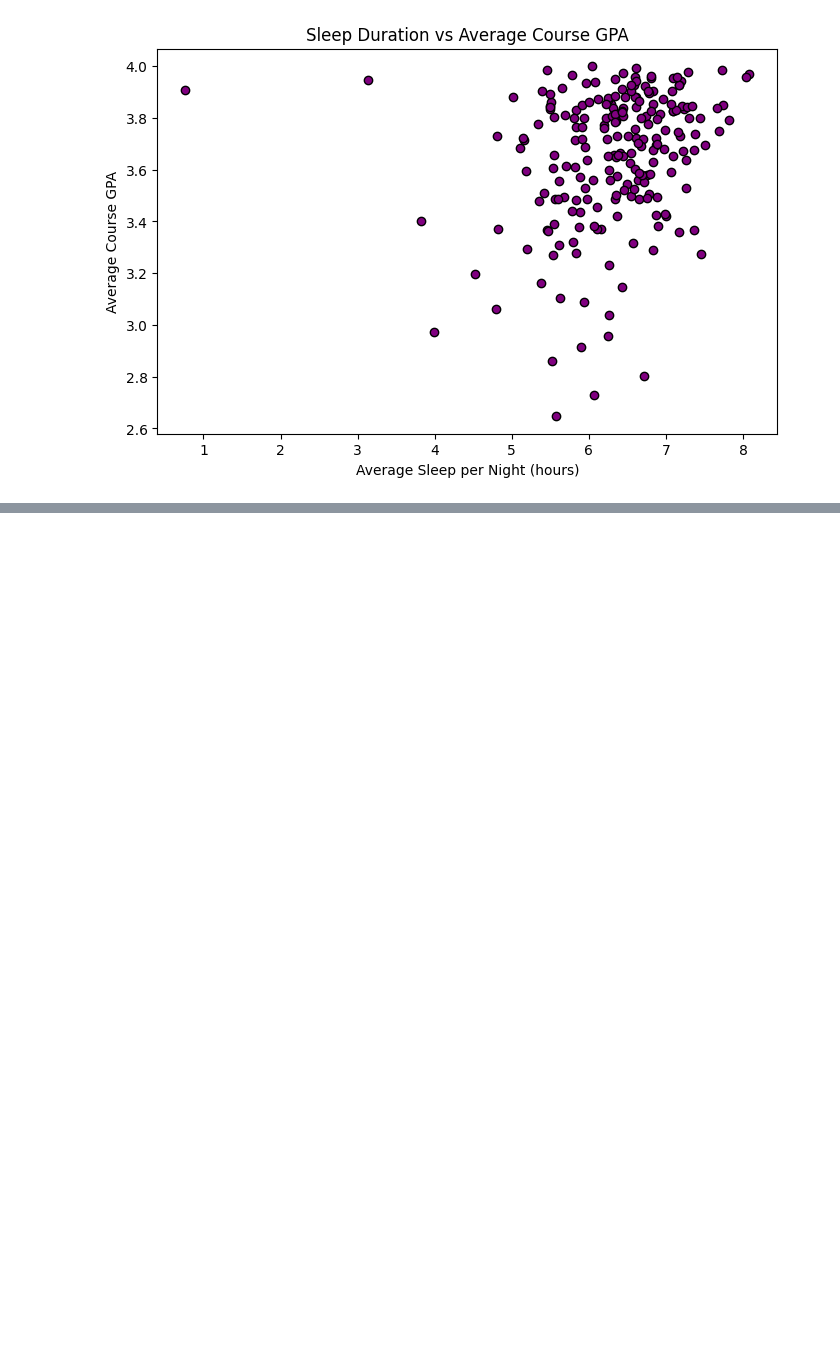
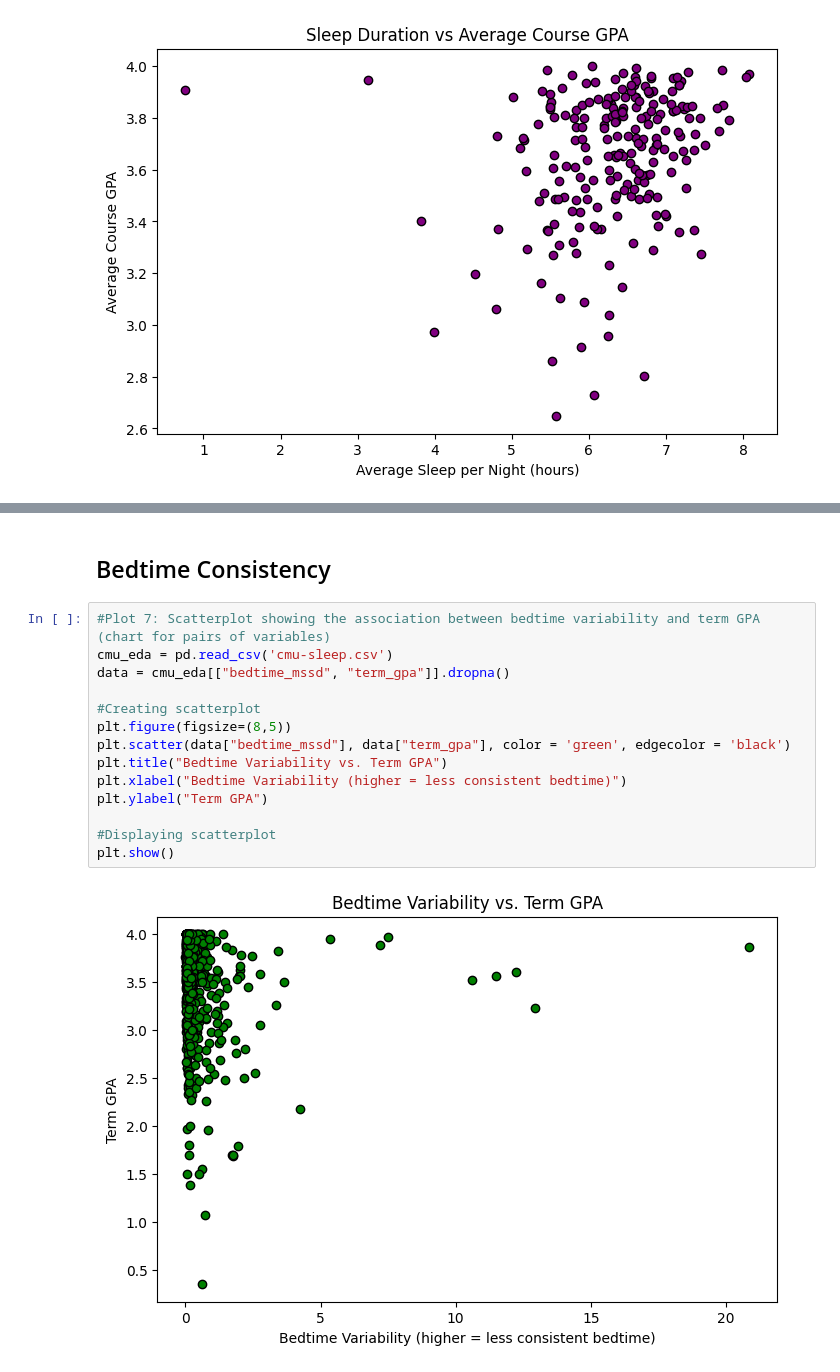
Before and after one commit to samira-maria/2950Project, a Jupyter notebook: Project_Notebook.ipynb, the cells around one changed output, grey strips where cells are left out. Cells and saved outputs as stored; diff of their text form; blank space fills up the shorter version.

```diff
--- a/Project_Notebook.ipynb
+++ b/Project_Notebook.ipynb
@@ -439,0 +356,18 @@ Our hypothesis predicts that greater bedtime variability will be associated with
+# %% [markdown]
+## Bedtime Consistency
+# %%
+#Plot 7: Scatterplot showing the association between bedtime variability and term GPA (chart for pairs of variables)
+cmu_eda = pd.read_csv('cmu-sleep.csv')
+data = cmu_eda[["bedtime_mssd", "term_gpa"]].dropna()
+
+#Creating scatterplot
+plt.figure(figsize=(8,5))
+plt.scatter(data["bedtime_mssd"], data["term_gpa"], color = 'green', edgecolor = 'black')
+plt.title("Bedtime Variability vs. Term GPA")
+plt.xlabel("Bedtime Variability (higher = less consistent bedtime)")
+plt.ylabel("Term GPA")
+
+#Displaying scatterplot
+plt.show()
+# %% [output]
+[figure, added]
```
Also changed, not shown: parts of 59 cells of this notebook, 1 other file.
